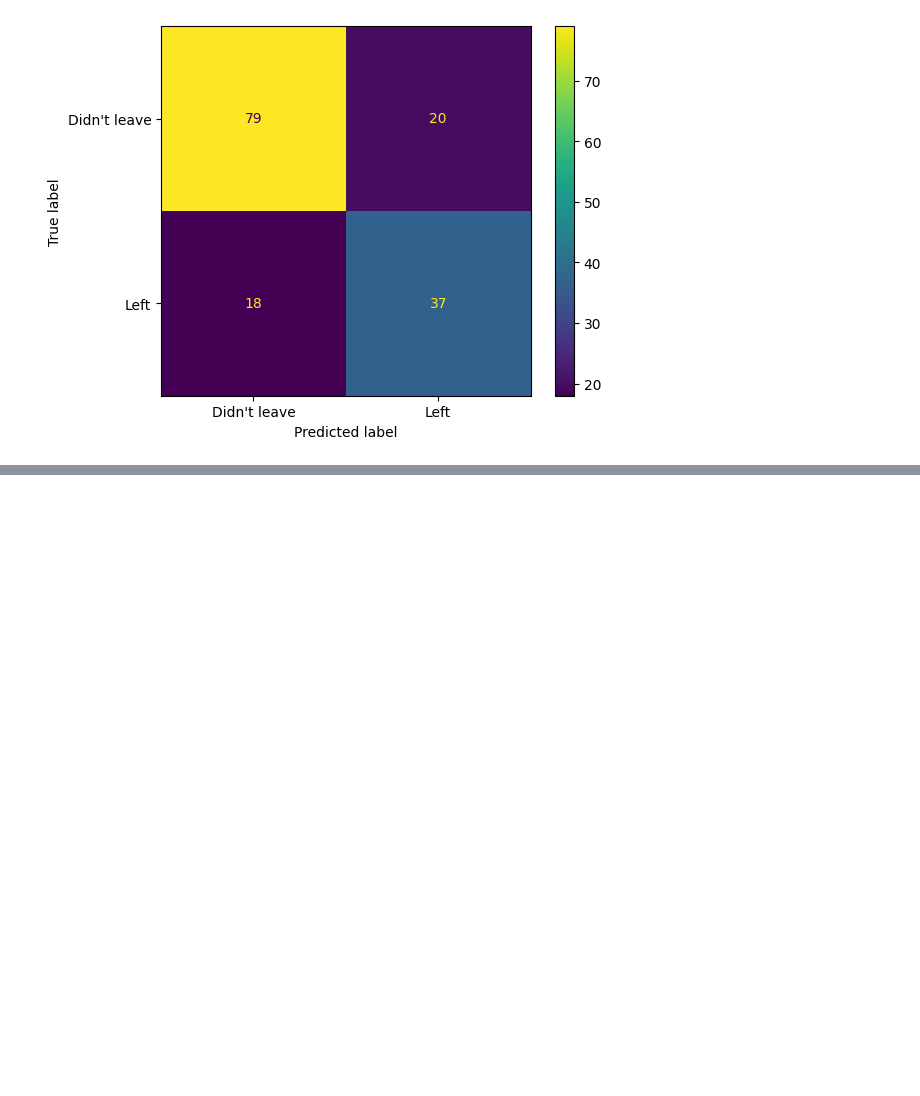
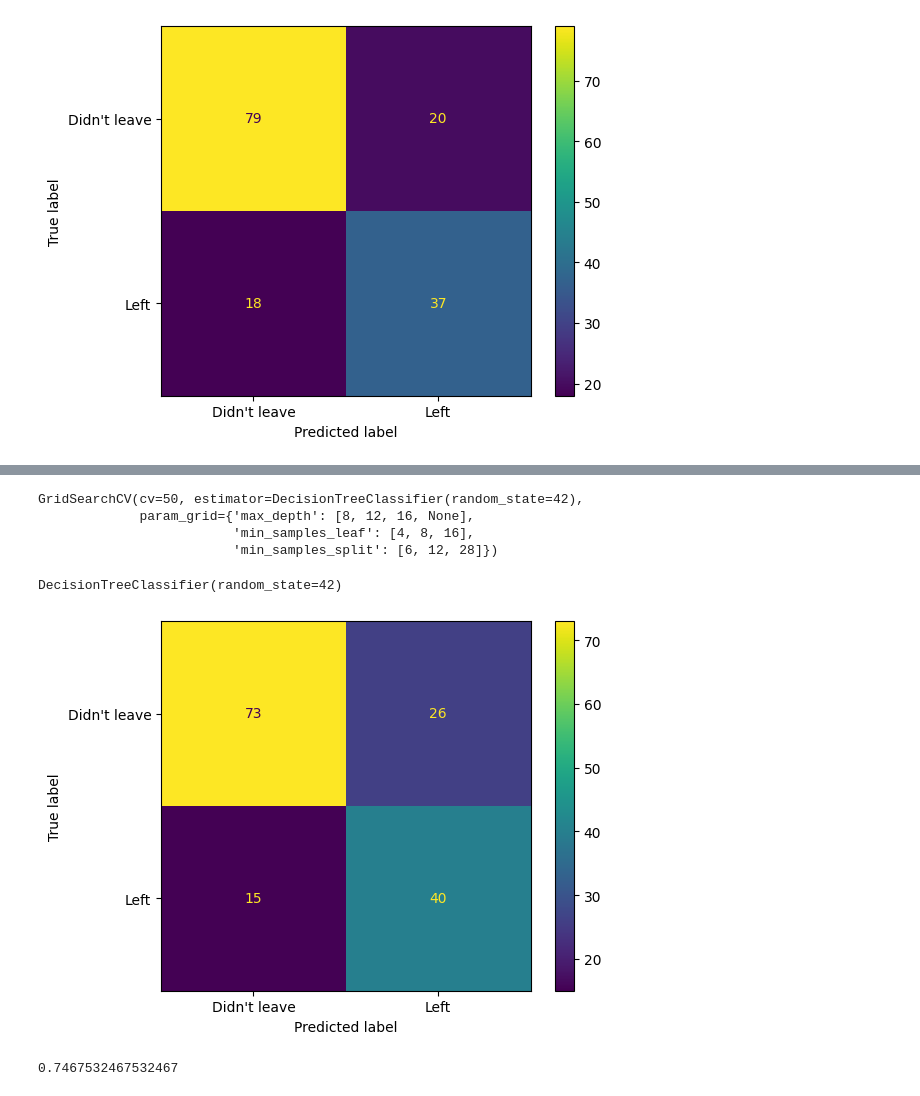
Before and after one commit to omar-vtc/Diabetes, a Jupyter notebook: Diabetes.ipynb, the cells around one changed output, grey strips where cells are left out. Drawn from its saved outputs; the diff is of its cells as text; code cells hidden in the pictures; blank space fills up the shorter version.

```diff
--- a/Diabetes.ipynb
+++ b/Diabetes.ipynb
@@ -217,0 +237,16 @@ ConfusionMatrixDisplay.from_estimator(grid_search, X_test_scaled_df, y_test, val
+# %%
+param_grid = {
+    'max_depth': [8, 12, 16, None],  # None means unlimited depth
+    'min_samples_split': [6, 12, 28],
+    'min_samples_leaf': [4, 8, 16]
+}
+# %%
+clf = DecisionTreeClassifier(random_state=42)
+# %%
+grid_search_clf = GridSearchCV(estimator=clf, param_grid=param_grid, cv=50)
+grid_search_clf.fit(X_train_scaled_df, y_train)
+# %% [output]
+GridSearchCV(cv=50, estimator=DecisionTreeClassifier(random_state=42),
+             param_grid={'max_depth': [8, 12, 16, None],
+                         'min_samples_leaf': [4, 8, 16],
+                         'min_samples_split': [6, 12, 28]})
@@ -217,0 +256,4 @@ ConfusionMatrixDisplay.from_estimator(grid_search, X_test_scaled_df, y_test, val
+# %%
+clf.fit(X_train_scaled_df, y_train)
+# %% [output]
+DecisionTreeClassifier(random_state=42)
@@ -217,0 +262,8 @@ ConfusionMatrixDisplay.from_estimator(grid_search, X_test_scaled_df, y_test, val
+# %%
+ConfusionMatrixDisplay.from_estimator(grid_search_clf, X_test_scaled_df, y_test, values_format = 'd', display_labels = ["Didn't leave", 'Left']);
+# %% [output]
+[figure, added]
+# %%
+accuracy_score(y_test, y_pred)
+# %% [output]
+0.7467532467532467
```
Also changed, not shown: parts of 6 cells of this notebook.
